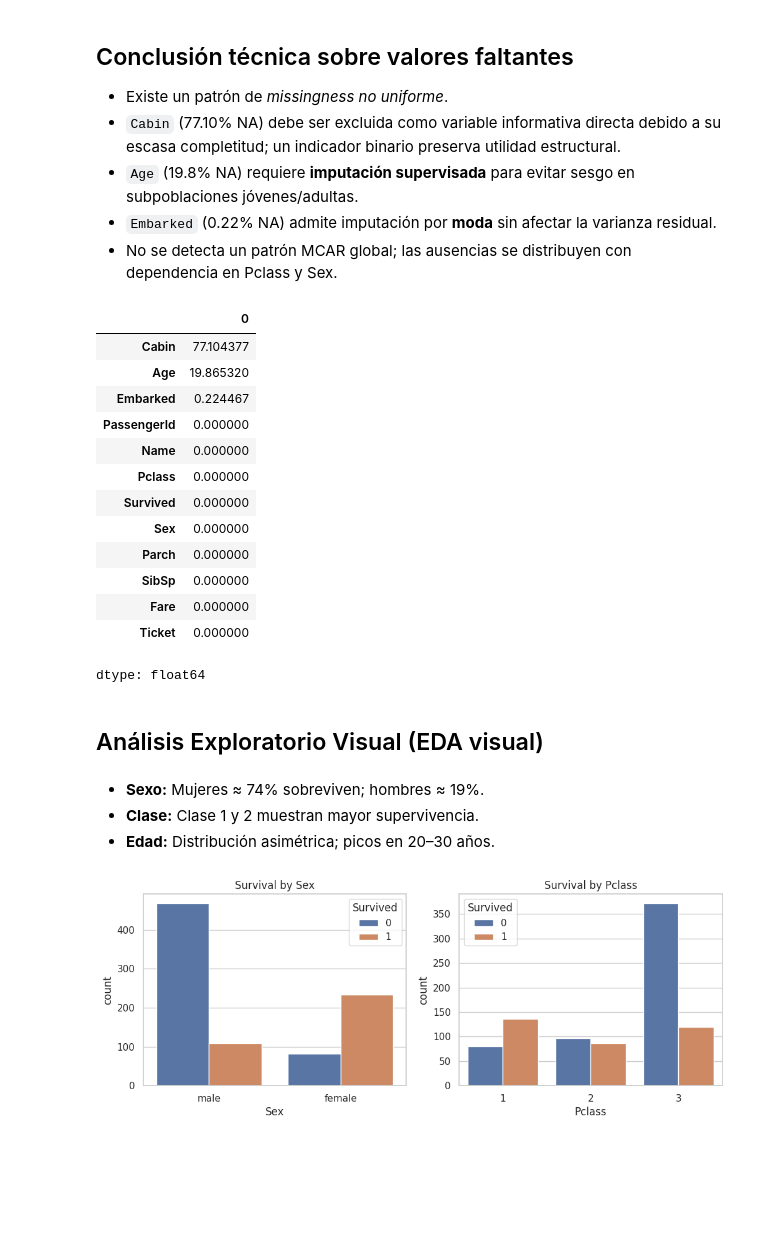
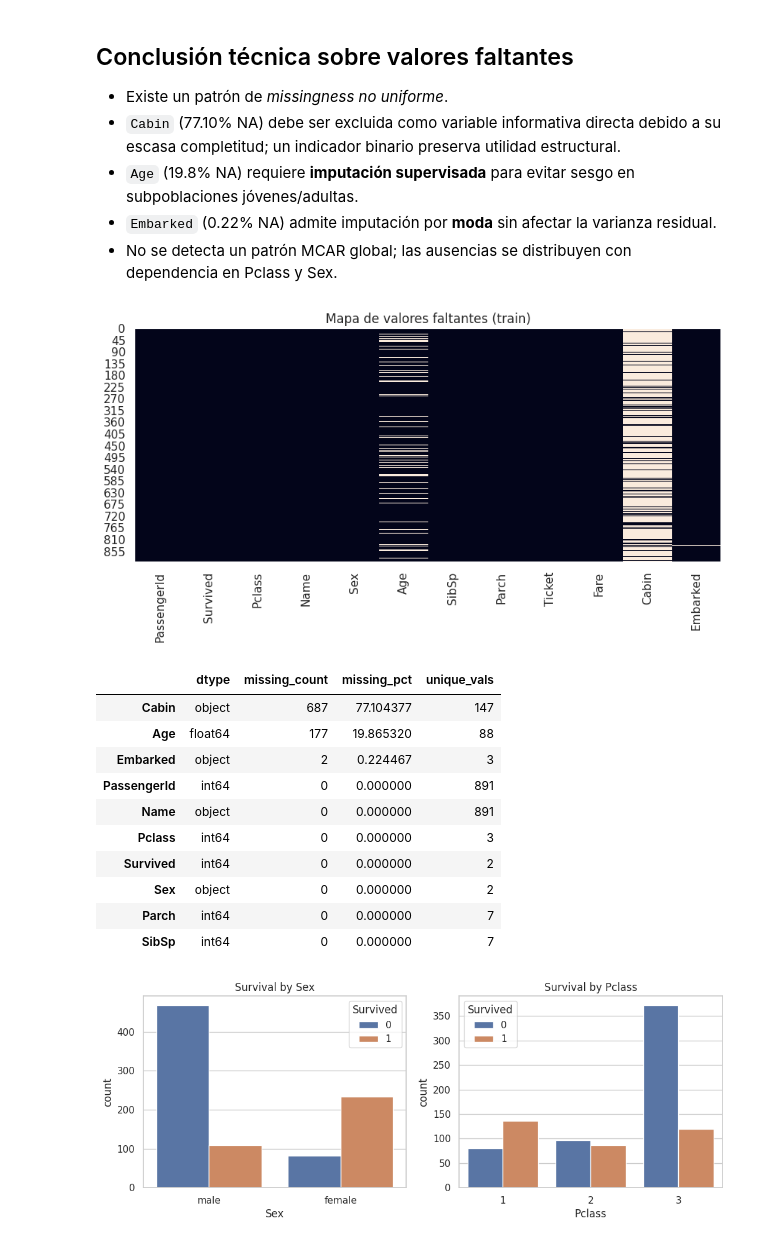
Before and after one commit to romera-rocio/Titanic_Rocio_Romera, a Jupyter notebook: Titanic.ipynb, the cells around one changed output. Drawn from its saved outputs; the diff is of its cells as text; code cells hidden in the pictures; blank space fills up the shorter version.

```diff
--- a/Titanic.ipynb
+++ b/Titanic.ipynb
@@ -161,32 +246,29 @@ dtype: int64
 - `Age` (19.8% NA) requiere **imputación supervisada** para evitar sesgo en subpoblaciones jóvenes/adultas.
 - `Embarked` (0.22% NA) admite imputación por **moda** sin afectar la varianza residual.
 - No se detecta un patrón MCAR global; las ausencias se distribuyen con dependencia en Pclass y Sex.
-# %%
-missing = train.isna().mean().sort_values(ascending=False) * 100
-missing
-# %% [output]
-|  | 0 |
-| Cabin | 77.104377 |
-| Age | 19.865320 |
-| Embarked | 0.224467 |
-| PassengerId | 0.000000 |
-| Name | 0.000000 |
-| Pclass | 0.000000 |
-| Survived | 0.000000 |
-| Sex | 0.000000 |
-| Parch | 0.000000 |
-| SibSp | 0.000000 |
-| Fare | 0.000000 |
-| Ticket | 0.000000 |
-dtype: float64
-# %% [markdown]
-## Análisis Exploratorio Visual (EDA visual)
-# %% [markdown]
-
-
-- **Sexo:** Mujeres ≈ 74% sobreviven; hombres ≈ 19%.
-- **Clase:** Clase 1 y 2 muestran mayor supervivencia.
-- **Edad:** Distribución asimétrica; picos en 20–30 años.
+# %%
+# === Cell 6 (Code) ===
+# Heatmap de missing values y resumen rápido
+plt.figure(figsize=(10,4))
+sns.heatmap(train.isna(), cbar=False)
+plt.title("Mapa de valores faltantes (train)")
+plt.show()
+
+# Imprimir columnas con mayor missing
+dqr.head(10)
+# %% [output]
+[figure, added]
+|  | dtype | missing_count | missing_pct | unique_vals |
+| Cabin | object | 687 | 77.104377 | 147 |
+| Age | float64 | 177 | 19.865320 | 88 |
+| Embarked | object | 2 | 0.224467 | 3 |
+| PassengerId | int64 | 0 | 0.000000 | 891 |
+| Name | object | 0 | 0.000000 | 891 |
+| Pclass | int64 | 0 | 0.000000 | 3 |
+| Survived | int64 | 0 | 0.000000 | 2 |
+| Sex | object | 0 | 0.000000 | 2 |
+| Parch | int64 | 0 | 0.000000 | 7 |
+| SibSp | int64 | 0 | 0.000000 | 7 |
 # %%
 fig, axes = plt.subplots(1,2, figsize=(12,4))
 
```
Also changed, not shown: parts of 9 cells of this notebook.
